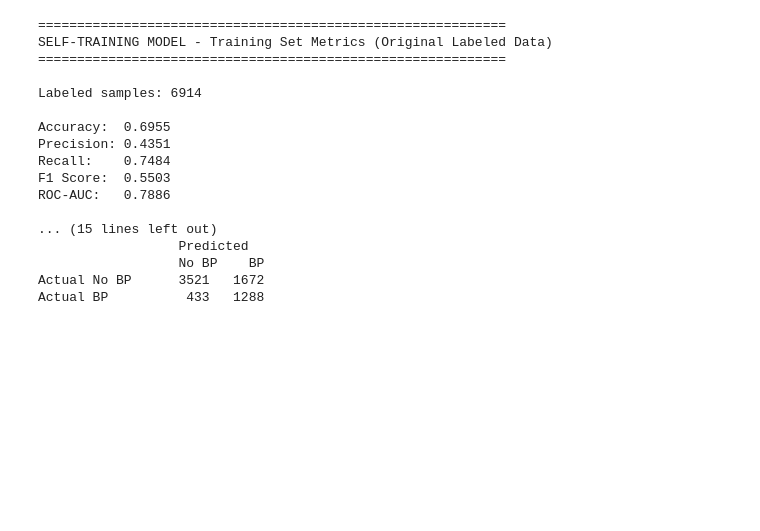
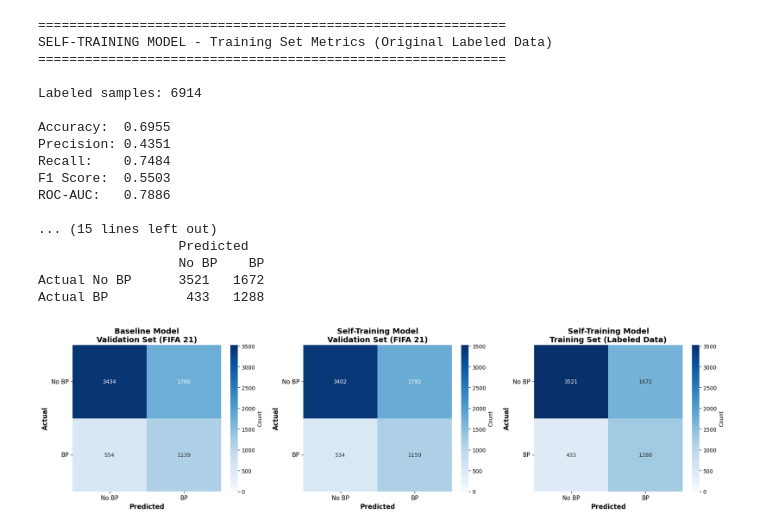
Before and after one commit to laponjade/football_super_star_prediction, a Jupyter notebook: notebooks/semi_supervised_learning.ipynb, the cells around one changed output. Saved outputs shown, nothing was run; the diff lists cells and outputs as text; code cells hidden in the pictures; blank space fills up the shorter version.

```diff
--- a/notebooks/semi_supervised_learning.ipynb
+++ b/notebooks/semi_supervised_learning.ipynb
@@ -390,3 +392,74 @@ ROC-AUC:   0.7886
                   No BP    BP
 Actual No BP      3521   1672
 Actual BP          433   1288
+# %%
+# Visualize confusion matrices using matplotlib
+import matplotlib.pyplot as plt
+import seaborn as sns
+from sklearn.metrics import confusion_matrix
+
+# Get confusion matrices from previous evaluations
+# 1. Baseline model on validation set
+y_val_pred_baseline = baseline.predict(X_val)
+cm_baseline_val = confusion_matrix(y_val, y_val_pred_baseline)
+
+# 2. Self-training model on validation set
+cm_ssl_val = confusion_matrix(y_val, y_ssl_pred)
+
+# 3. Self-training model on training set (labeled data)
+cm_ssl_train = confusion_matrix(y_labeled, y_labeled_pred)
+
+# Create figure with 3 subplots
+fig, axes = plt.subplots(1, 3, figsize=(18, 5))
+
+# Define colormap
+cmap = 'Blues'
+
+# 1. Baseline Model - Validation Set
+sns.heatmap(cm_baseline_val, annot=True, fmt='d', cmap=cmap, ax=axes[0],
+            cbar_kws={'label': 'Count'}, vmin=0, vmax=max(cm_baseline_val.max(), cm_ssl_val.max(), cm_ssl_train.max()))
+axes[0].set_title('Baseline Model\nValidation Set (FIFA 21)', fontsize=14, fontweight='bold')
+axes[0].set_xlabel('Predicted', fontsize=12, fontweight='bold')
+axes[0].set_ylabel('Actual', fontsize=12, fontweight='bold')
+axes[0].set_xticklabels(['No BP', 'BP'], fontsize=11)
+axes[0].set_yticklabels(['No BP', 'BP'], fontsize=11, rotation=0)
+
+# 2. Self-Training Model - Validation Set
+sns.heatmap(cm_ssl_val, annot=True, fmt='d', cmap=cmap, ax=axes[1],
+            cbar_kws={'label': 'Count'}, vmin=0, vmax=max(cm_baseline_val.max(), cm_ssl_val.max(), cm_ssl_train.max()))
+axes[1].set_title('Self-Training Model\nValidation Set (FIFA 21)', fontsize=14, fontweight='bold')
+axes[1].set_xlabel('Predicted', fontsize=12, fontweight='bold')
+axes[1].set_ylabel('Actual', fontsize=12, fontweight='bold')
+axes[1].set_xticklabels(['No BP', 'BP'], fontsize=11)
+axes[1].set_yticklabels(['No BP', 'BP'], fontsize=11, rotation=0)
+
+# 3. Self-Training Model - Training Set
+sns.heatmap(cm_ssl_train, annot=True, fmt='d', cmap=cmap, ax=axes[2],
+            cbar_kws={'label': 'Count'}, vmin=0, vmax=max(cm_baseline_val.max(), cm_ssl_val.max(), cm_ssl_train.max()))
+axes[2].set_title('Self-Training Model\nTraining Set (Labeled Data)', fontsize=14, fontweight='bold')
+axes[2].set_xlabel('Predicted', fontsize=12, fontweight='bold')
+axes[2].set_ylabel('Actual', fontsize=12, fontweight='bold')
+axes[2].set_xticklabels(['No BP', 'BP'], fontsize=11)
+axes[2].set_yticklabels(['No BP', 'BP'], fontsize=11, rotation=0)
+
+plt.tight_layout()
+plt.show()
+
+# Print summary statistics
+print("="*80)
+print("CONFUSION MATRIX SUMMARY")
+print("="*80)
+
+print("\n1. Baseline Model - Validation Set:")
+print(f"   True Negatives (TN): {cm_baseline_val[0,0]:5d} | False Positives (FP): {cm_baseline_val[0,1]:5d}")
+print(f"   False Negatives (FN): {cm_baseline_val[1,0]:5d} | True Positives (TP): {cm_baseline_val[1,1]:5d}")
+
+print("\n2. Self-Training Model - Validation Set:")
+print(f"   True Negatives (TN): {cm_ssl_val[0,0]:5d} | False Positives (FP): {cm_ssl_val[0,1]:5d}")
+print(f"   False Negatives (FN): {cm_ssl_val[1,0]:5d} | True Positives (TP): {cm_ssl_val[1,1]:5d}")
+
+print("\n3. Self-Training Model - Training Set:")
+print(f"   True Negatives (TN): {cm_ssl_train[0,0]:5d} | False Positives (FP): {cm_ssl_train[0,1]:5d}")
+print(f"   False Negatives (FN): {cm_ssl_train[1,0]:5d} | True Positives (TP): {cm_ssl_train[1,1]:5d}")
+# %% [output]
+[figure, added]
```
Also changed, not shown: parts of 4 cells of this notebook, 7 other files.
